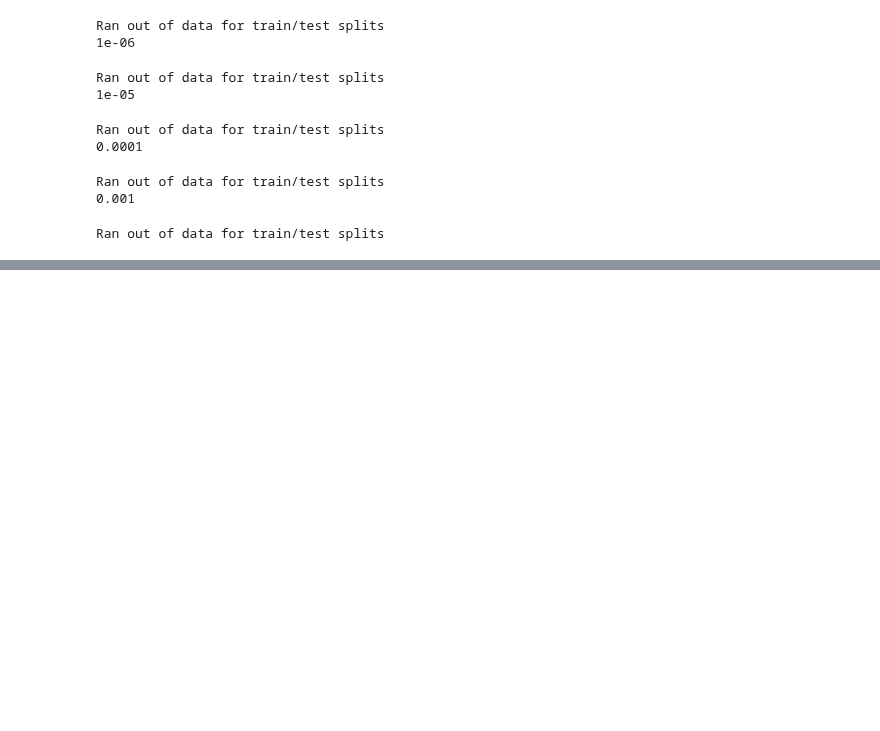
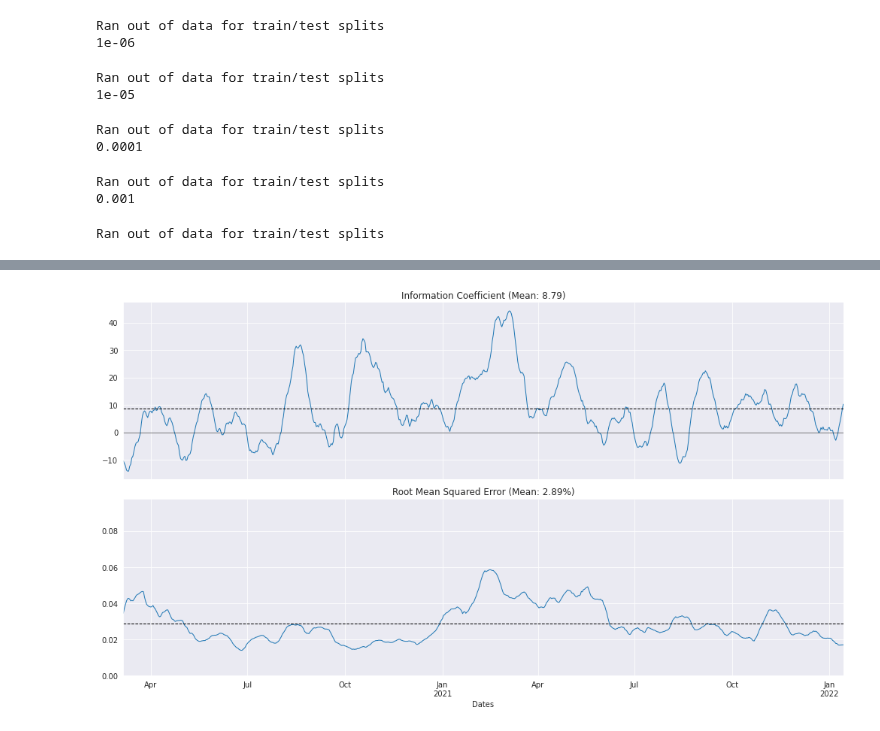
Before and after one commit to carlos-carlos/ML-Class-capstone-project, a Jupyter notebook: Step6_Predictions.ipynb, the cells around one changed output, grey strips where cells are left out. Cells and saved outputs as stored; diff of their text form; code cells hidden in the pictures; blank space fills up the shorter version.

```diff
--- a/Step6_Predictions.ipynb
+++ b/Step6_Predictions.ipynb
@@ -689,3 +689,7 @@ fig.tight_layout();
+# %%
+plot_rolling_ic(lasso_scores[lasso_scores.alpha==best_alpha])
+# %% [output]
+[figure, added]
 # %%
 # Compare results
 best_ridge_alpha = ridge_scores.groupby('alpha').ic.mean().idxmax()
```
Also changed, not shown: parts of 21 cells of this notebook.
